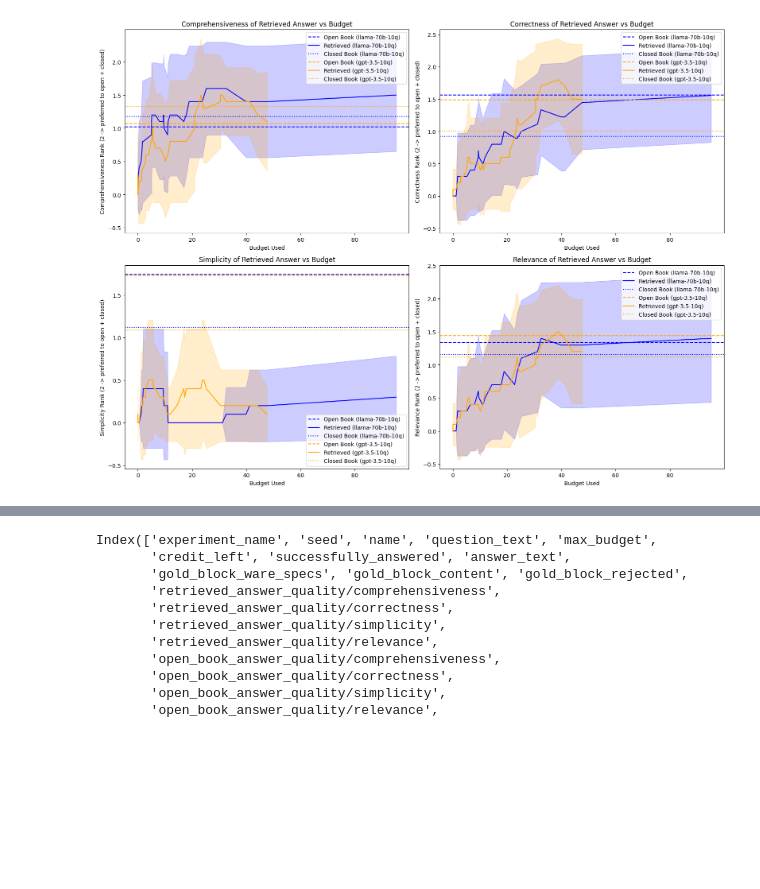
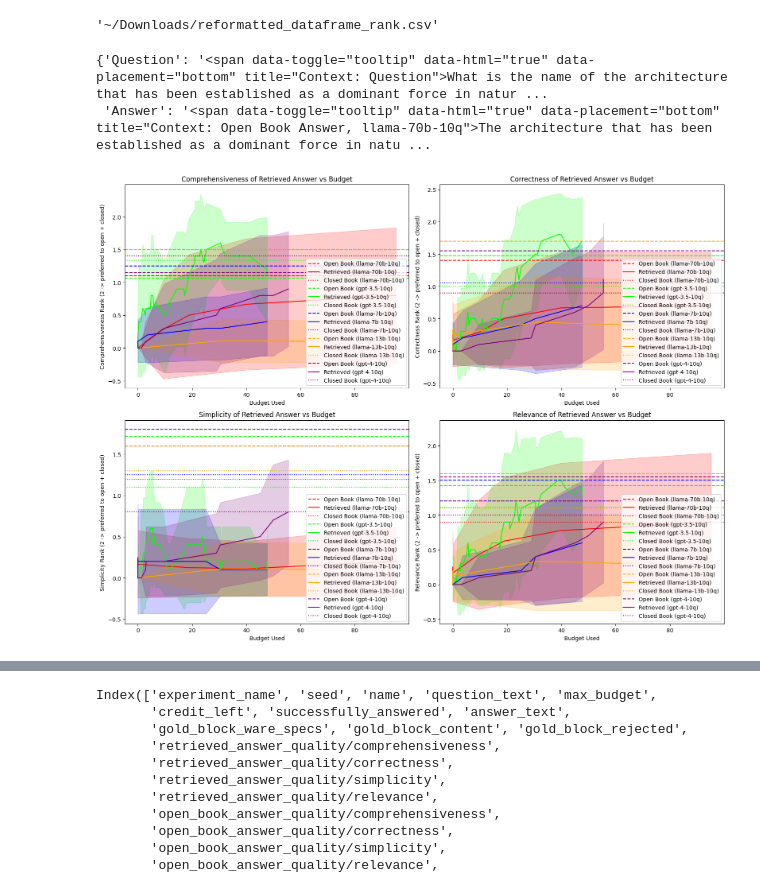
Before and after one commit to tn-learn/info-bazaar, a Jupyter notebook: notebooks/analyze_multi_runs.ipynb, the cells around one changed output, grey strips where cells are left out. Cells and saved outputs as stored; diff of their text form; code cells hidden in the pictures; blank space fills up the shorter version.

```diff
--- a/notebooks/analyze_multi_runs.ipynb
+++ b/notebooks/analyze_multi_runs.ipynb
@@ -15,8 +16,8 @@ from sklearn.gaussian_process.kernels import Matern
 
 %matplotlib inline
 # %%
-runs_dir = "/Users/martinweiss/PycharmProjects/tn-learn/info-bazaar/runs"
-experiment_names = ["llama-70b-10q", "gpt-3.5-10q"]
+runs_dir = "/Users/martinweiss/PycharmProjects/tn-learn/info-bazaar/friday-runs"
+experiment_names = ["llama-70b-10q", "gpt-3.5-10q", "llama-7b-10q", "llama-13b-10q", "gpt-4-10q",]
 # %%
 summaries = defaultdict(list)
 evaluations = defaultdict(list)
@@ -59,10 +97,63 @@ df.to_csv("final_dataframe.csv", index=False)
+# %%
+# Full code to load the original DataFrame, filter it, anonymize and shuffle the answers, and save it to a new CSV file
+
+def load_and_filter_dataframe(csv_path):
+    df = pd.read_csv(csv_path)
+    return df.dropna(subset=['question_text', 'open_book_answer', 'closed_book_answer', 'answer_text'])
+
+def shuffle_and_map_answers_with_context(input_dict):
+    keys = list(input_dict.keys())
+    shuffled_keys = random.sample(keys, len(keys))
+    shuffled_dict = {f"Answer {i+1}": input_dict[k] for i, k in enumerate(shuffled_keys)}
+    key_mapping = {f"Answer {i+1}": k for i, k in enumerate(shuffled_keys)}
+    return shuffled_dict, key_mapping
+
+# Load and filter the DataFrame
+filtered_df = load_and_filter_dataframe(csv_path)
+
+# Shuffle keys, add context, and include the question
+filtered_df['text_and_mapping'] = filtered_df.apply(lambda row: {
+    'text': {'Question': f'<span data-toggle="tooltip" data-html="true" data-placement="bottom" title="Context: Question">{row["question_text"]}</span>', **shuffle_and_map_answers_with_context({
+        'Open Book Answer': f'<span data-toggle="tooltip" data-html="true" data-placement="bottom" title="Context: Open Book Answer  {row.get("experiment_name")}">{row["open_book_answer"]}</span>',
+        'Closed Book Answer': f'<span data-toggle="tooltip" data-html="true" data-placement="bottom" title="Context: Closed Book Answer  {row.get("experiment_name")}">{row["closed_book_answer"]}</span>',
+        'Answer Text': f'<span data-toggle="tooltip" data-html="true" data-placement="bottom" title="Context: Answer Text  {row.get("experiment_name")}">{row["answer_text"]}</span>'
+    })[0]},
+    'mapping': shuffle_and_map_answers_with_context({
+        'Open Book Answer': f'<span data-toggle="tooltip" data-html="true" data-placement="bottom" title="Context: Open Book Answer">{row["open_book_answer"]}</span>',
+        'Closed Book Answer': f'<span data-toggle="tooltip" data-html="true" data-placement="bottom" title="Context: Closed Book Answer">{row["closed_book_answer"]}</span>',
+        'Answer Text': f'<span data-toggle="tooltip" data-html="true" data-placement="bottom" title="Context: Answer Text">{row["answer_text"]}</span>'
+    })[1]
+}, axis=1)
+
+# Split the 'text_and_mapping' into separate columns for 'text' and 'mapping'
+filtered_df[['text', 'mapping']] = filtered_df['text_and_mapping'].apply(pd.Series)
+
+# Drop the combined column
+filtered_df.drop(columns=['text_and_mapping'], inplace=True)
+
+# Write DataFrame to new CSV file
+output_csv_path_non_expanded = '~/Downloads/reformatted_dataframe_rank.csv'
+filtered_df.to_csv(output_csv_path_non_expanded, index=False)
+
+output_csv_path_non_expanded
+# %% [output]
+'~/Downloads/reformatted_dataframe_rank.csv'
+# %%
+expanded_df_with_question['text'].iloc[0]
+# %% [output]
+{'Question': '<span data-toggle="tooltip" data-html="true" data-placement="bottom" title="Context: Question">What is the name of the architecture that has been established as a dominant force in natur ...
+ 'Answer': '<span data-toggle="tooltip" data-html="true" data-placement="bottom" title="Context: Open Book Answer, llama-70b-10q">The architecture that has been established as a dominant force in natu ...
 # %%
 # Calculate budget used
 dimensions = ['comprehensiveness', 'correctness', 'simplicity', 'relevance']
 
 # Initialize plot
 plt.figure(figsize=(16, 12))
-colors = {'llama-70b-10q': 'blue', 'gpt-3.5-10q': 'orange'}
+colors = {'llama-70b-10q': '#FF0000',
+ 'gpt-3.5-10q': '#00FF00',
+ 'llama-7b-10q': '#0000FF',
+ 'llama-13b-10q': '#FFA500',
+ 'gpt-4-10q': '#800080'}
 
 # Loop to create line plots with error bars for each dimension
 for i, dim in enumerate(dimensions):
@@ -75,32 +166,32 @@ for i, dim in enumerate(dimensions):
         running_mean = subset[f'retrieved_answer_quality/{dim}'].rolling(window=10, min_periods=3).mean()
         running_std = subset[f'retrieved_answer_quality/{dim}'].rolling(window=10, min_periods=3).std()
 
         # Get the mean value of open book data
         open_book_mean = subset[f'open_book_answer_quality/{dim}'].mean()
 
         # Get the mean value of closed book data
         closed_book_mean = subset[f'closed_book_answer_quality/{dim}'].mean()
 
         # Plot a single horizontal line for the mean value of open book quality with the same color as the experiment
         plt.axhline(y=open_book_mean, color=colors[experiment], label=f"Open Book ({experiment})", linestyle='--')
 
         # Plot running average line for retrieved data
         plt.plot(subset['budget_used'], running_mean, color=colors[experiment], label=f"Retrieved ({experiment})")
 
         # Use Seaborn's fill_between for shaded area
         plt.fill_between(subset['budget_used'], running_mean - running_std, running_mean + running_std, color=colors[experiment], alpha=0.2)
 
         # Plot a single horizontal line for the mean value of closed book quality with the same color as the experiment
         plt.axhline(y=closed_book_mean, color=colors[experiment], label=f"Closed Book ({experiment})", linestyle=':')
 
 
     plt.title(f'{dim.capitalize()} of Retrieved Answer vs Budget')
     plt.xlabel('Budget Used')
     plt.ylabel(f'{dim.capitalize()} Rank (2 -> preferred to open + closed)')
     plt.legend(title='')
 
 plt.tight_layout()
 plt.show()
 # %% [output]
-[figure, old version]
+[figure, new version]
 # %%
```
Also changed, not shown: parts of 5 cells of this notebook, 1 other file.
